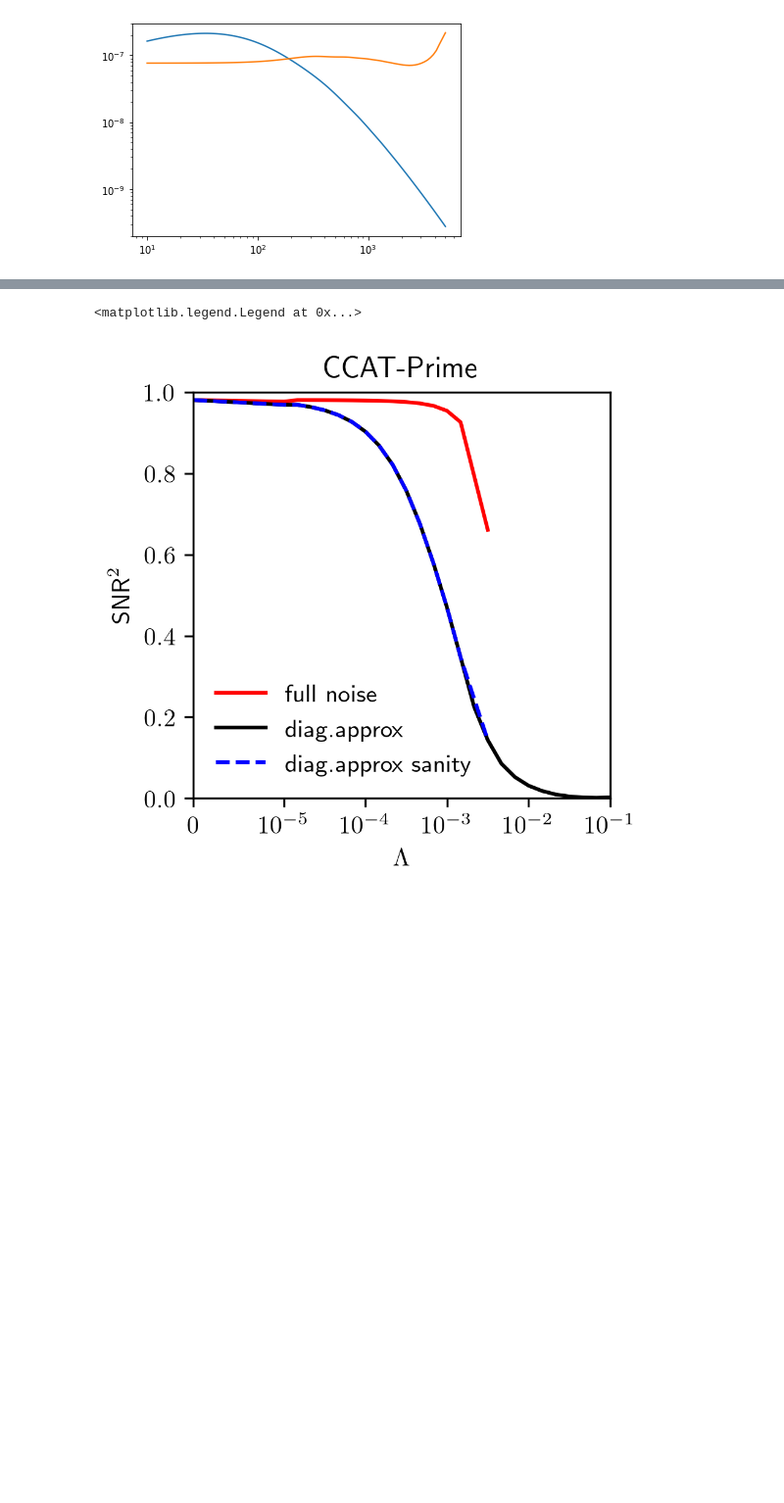
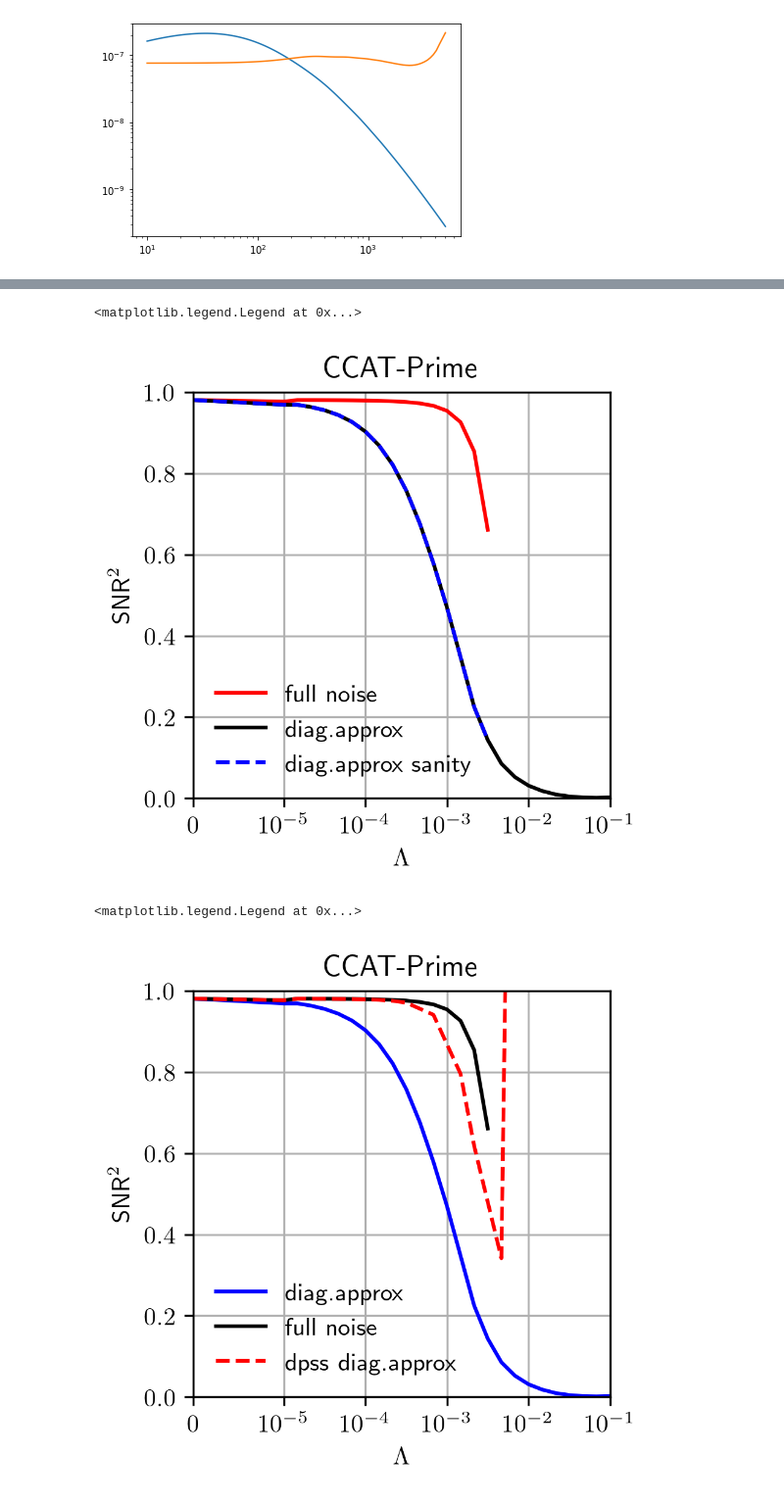
Before and after one commit to DelonShen/LIMxCMBL, a Jupyter notebook: 005.011.2025-02-18-SNR-diagonal-noise-dominated-CCAT-prime-specific.ipynb, the cells around one changed output, grey strips where cells are left out. Shown at 98% size. Saved outputs shown, nothing was run; the diff lists cells and outputs as text; code cells hidden in the pictures; blank space fills up the shorter version.

```diff
--- a/005.011.2025-02-18-SNR-diagonal-noise-dominated-CCAT-prime-specific.ipynb
+++ b/005.011.2025-02-18-SNR-diagonal-noise-dominated-CCAT-prime-specific.ipynb
@@ -185,3 +209,9 @@ for Lambda_idx,Lambda in enumerate(SNR2_per_mode_diag):
+# %%
+SNR2_per_Omega_per_invPei_dpss_diag = np.zeros(len(SNR2_per_mode_dpss_diag))
+
+for Lambda_idx,Lambda in enumerate(SNR2_per_mode_dpss_diag.keys()):
+    SNR2_per_Omega_per_invPei_dpss_diag[Lambda_idx] = trapezoid(x = np.log(ells),
+                                                             y = SNR2_per_mode_dpss_diag[Lambda] * ells ** 2 / 2 / np.pi)
 # %%
 plt.figure(figsize = (3,3) ,dpi = 300, facecolor = 'w')
 
@@ -224,8 +256,40 @@ plt.xlabel(r'$\Lambda$')
 plt.ylabel(r'$${\sf SNR}^2$$')
 plt.title('CCAT-Prime')
 
-
+plt.grid()
 plt.legend(frameon=False)
 # %% [output]
 <matplotlib.legend.Legend at 0x...>
-[figure, old version]
+[figure, new version]
+# %%
+plt.figure(figsize = (3,3) ,dpi = 300, facecolor = 'w')
+plt.plot(list(SNR2_per_mode_diag.keys()),
+         ((SNR2_per_Omega_per_invPei_diag) * Omega_field / Pei),
+         c='b',
+        label='diag.approx')
+
+plt.plot(Lambdas,
+         (SNR2_per_Omega_per_invPei_full * Omega_field / Pei),
+         'k',
+        label='full noise')
+
+plt.plot(list(SNR2_per_mode_dpss_diag.keys()),
+         ((SNR2_per_Omega_per_invPei_dpss_diag) * Omega_field / Pei),
+        'r--',
+        label='dpss diag.approx')
+
+
+
+plt.xscale('symlog', linthresh = 1e-5)
+fundamental = 2*np.pi/(chimax - chimin)
+plt.xlim(0, 1e-1)
+plt.ylim(0, 1)
+plt.xlabel(r'$\Lambda$')
+plt.ylabel(r'$${\sf SNR}^2$$')
+plt.title('CCAT-Prime')
+
+plt.grid()
+plt.legend(frameon=False)
+# %% [output]
+<matplotlib.legend.Legend at 0x...>
+[figure, added]
```
Also changed, not shown: parts of 7 cells of this notebook, 26 other files.
